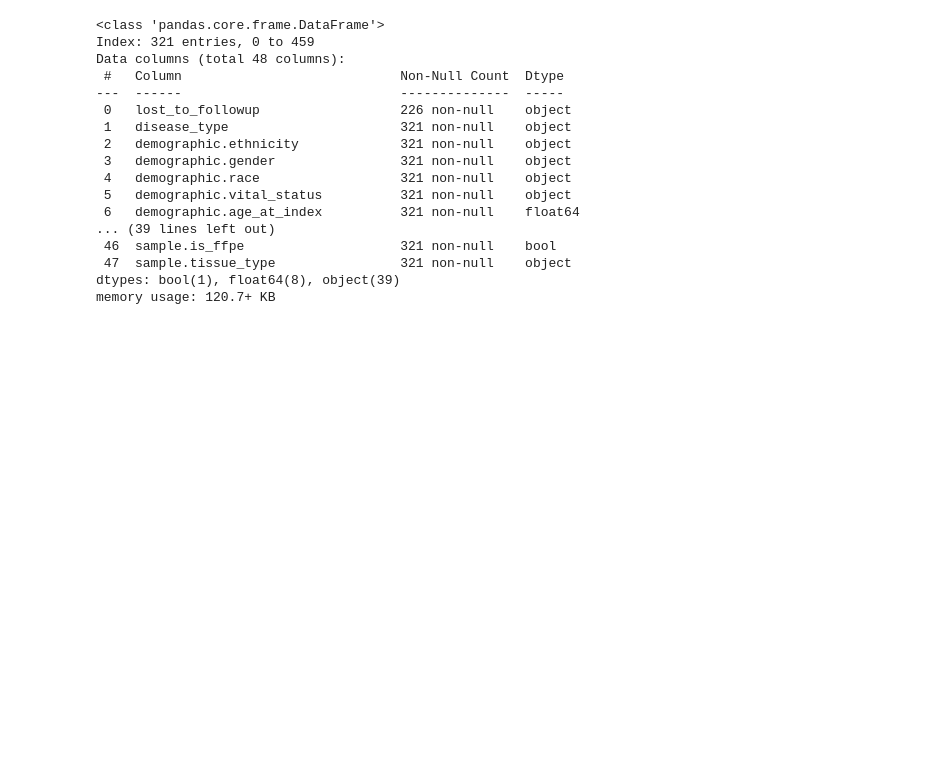
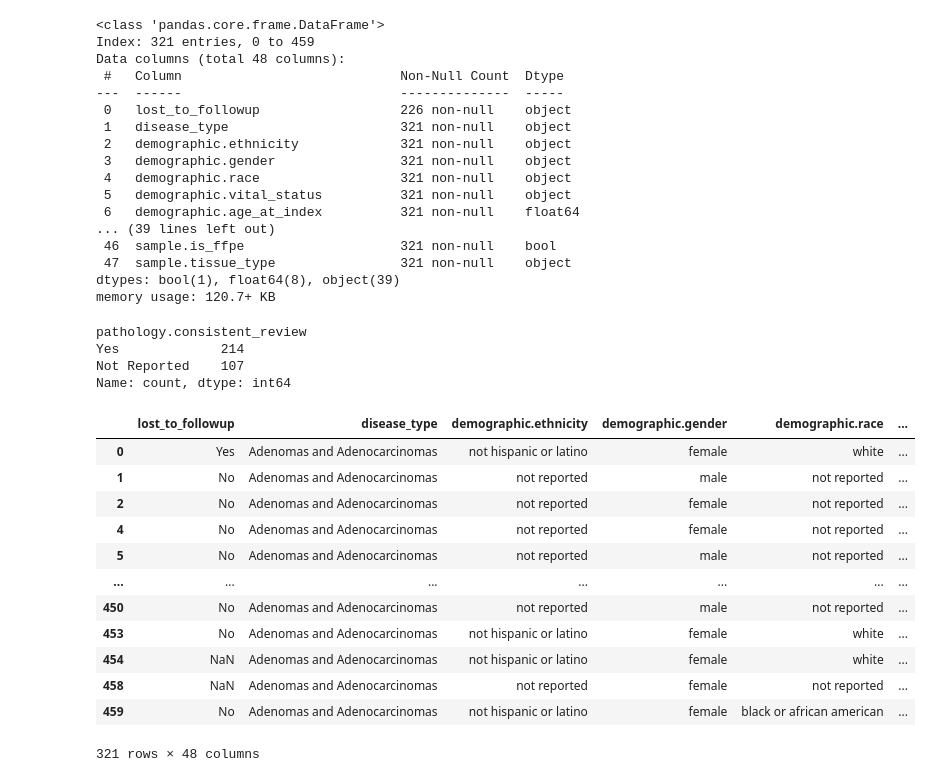
Before and after one commit to Jayesh-Motwani/colorectal_cancer, a Jupyter notebook: data_proccessing.ipynb, the cells around one changed output. Drawn from its saved outputs; the diff is of its cells as text; code cells hidden in the pictures; blank space fills up the shorter version.

```diff
--- a/data_proccessing.ipynb
+++ b/data_proccessing.ipynb
@@ -456,7 +456,7 @@ Data columns (total 73 columns):
 dtypes: bool(1), float64(18), object(54)
 memory usage: 28.0+ KB
 # %%
-temp_df = merged_df.dropna(subset=['diagnosis.residual_disease'])
+temp_df = (merged_df.dropna(subset=['diagnosis.residual_disease'])).copy()
 # %%
 temp_df.info()
 # %% [output]
@@ -544,5 +537,29 @@ Data columns (total 48 columns):
  47  sample.tissue_type                321 non-null    object
 dtypes: bool(1), float64(8), object(39)
 memory usage: 120.7+ KB
+# %%
+category_counts = temp_df['pathology.consistent_review'].value_counts()
+print(category_counts)
+# %% [output]
+pathology.consistent_review
+Yes             214
+Not Reported    107
+Name: count, dtype: int64
 # %%
 temp_df.to_csv('autoencoder_ready.csv', index=False)
+# %%
+temp_df
+# %% [output]
+|  | lost_to_followup | disease_type | demographic.ethnicity | demographic.gender | demographic.race | ... |
+| 0 | Yes | Adenomas and Adenocarcinomas | not hispanic or latino | female | white | ... |
+| 1 | No | Adenomas and Adenocarcinomas | not reported | male | not reported | ... |
+| 2 | No | Adenomas and Adenocarcinomas | not reported | female | not reported | ... |
+| 4 | No | Adenomas and Adenocarcinomas | not reported | female | not reported | ... |
+| 5 | No | Adenomas and Adenocarcinomas | not reported | male | not reported | ... |
+| ... | ... | ... | ... | ... | ... | ... |
+| 450 | No | Adenomas and Adenocarcinomas | not reported | male | not reported | ... |
+| 453 | No | Adenomas and Adenocarcinomas | not hispanic or latino | female | white | ... |
+| 454 | NaN | Adenomas and Adenocarcinomas | not hispanic or latino | female | white | ... |
+| 458 | NaN | Adenomas and Adenocarcinomas | not reported | female | not reported | ... |
+| 459 | No | Adenomas and Adenocarcinomas | not hispanic or latino | female | black or african american | ... |
+321 rows × 48 columns
```
Also changed, not shown: parts of 15 cells of this notebook.
